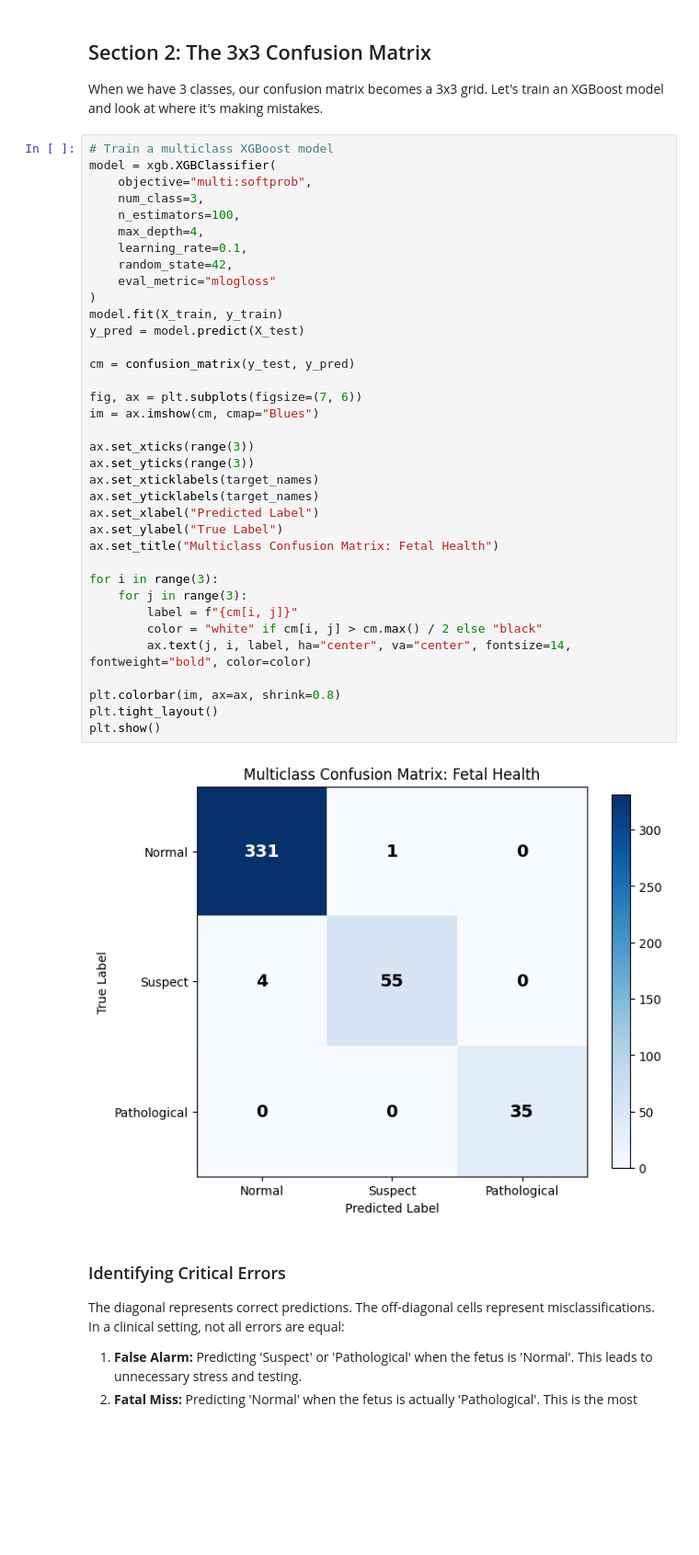
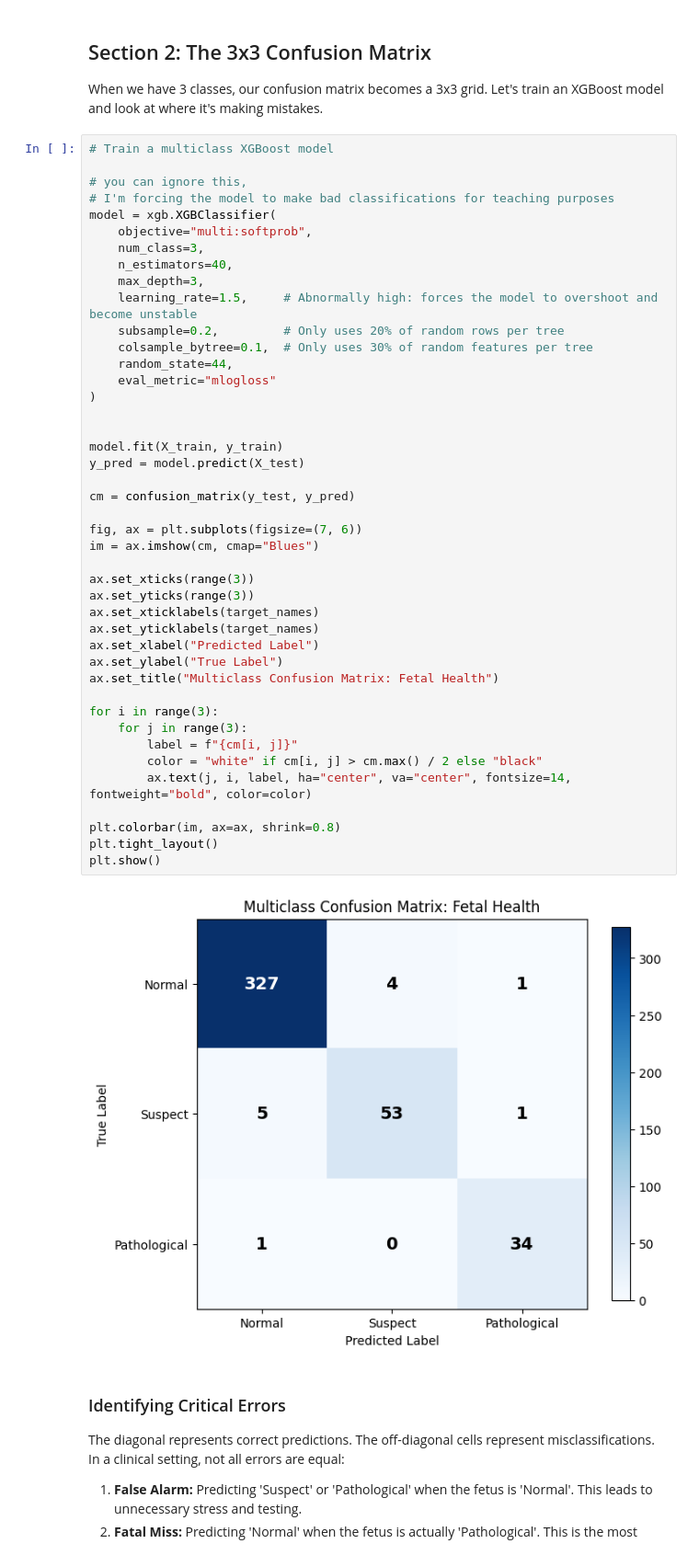
Before and after one commit to bsheese/cs377, a Jupyter notebook: 18_classification/18_1_Classification_Basics/18_1_4_Multiclass_Classification.ipynb, the cells around one changed output. Shown at 92% size. Drawn from its saved outputs; the diff is of its cells as text; blank space fills up the shorter version.

```diff
--- a/18_classification/18_1_Classification_Basics/18_1_4_Multiclass_Classification.ipynb
+++ b/18_classification/18_1_Classification_Basics/18_1_4_Multiclass_Classification.ipynb
@@ -75,42 +75,49 @@ If a model simply predicted "Normal" for every single patient, it would achieve
 When we have 3 classes, our confusion matrix becomes a 3x3 grid. Let's train an XGBoost model and look at where it's making mistakes.
 # %%
 # Train a multiclass XGBoost model
+
+# you can ignore this,
+# I'm forcing the model to make bad classifications for teaching purposes
 model = xgb.XGBClassifier(
     objective="multi:softprob",
     num_class=3,
-    n_estimators=100,
-    max_depth=4,
-    learning_rate=0.1,
-    random_state=42,
+    n_estimators=40,
+    max_depth=3,
+    learning_rate=1.5,     # Abnormally high: forces the model to overshoot and become unstable
+    subsample=0.2,         # Only uses 20% of random rows per tree
+    colsample_bytree=0.1,  # Only uses 30% of random features per tree
+    random_state=44,
     eval_metric="mlogloss"
 )
+
+
 model.fit(X_train, y_train)
 y_pred = model.predict(X_test)
 
 cm = confusion_matrix(y_test, y_pred)
 
 fig, ax = plt.subplots(figsize=(7, 6))
 im = ax.imshow(cm, cmap="Blues")
 
 ax.set_xticks(range(3))
 ax.set_yticks(range(3))
 ax.set_xticklabels(target_names)
 ax.set_yticklabels(target_names)
 ax.set_xlabel("Predicted Label")
 ax.set_ylabel("True Label")
 ax.set_title("Multiclass Confusion Matrix: Fetal Health")
 
 for i in range(3):
     for j in range(3):
         label = f"{cm[i, j]}"
         color = "white" if cm[i, j] > cm.max() / 2 else "black"
         ax.text(j, i, label, ha="center", va="center", fontsize=14, fontweight="bold", color=color)
 
 plt.colorbar(im, ax=ax, shrink=0.8)
 plt.tight_layout()
 plt.show()
 # %% [output]
-[figure, old version]
+[figure, new version]
 # %% [markdown]
 ### Identifying Critical Errors
 
```
Also changed, not shown: parts of 4 cells of this notebook.
